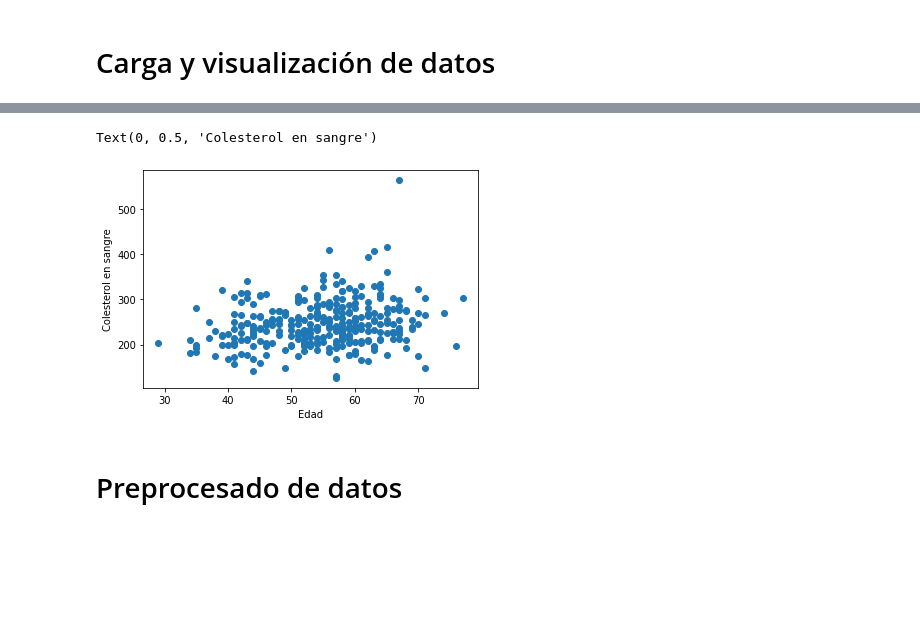
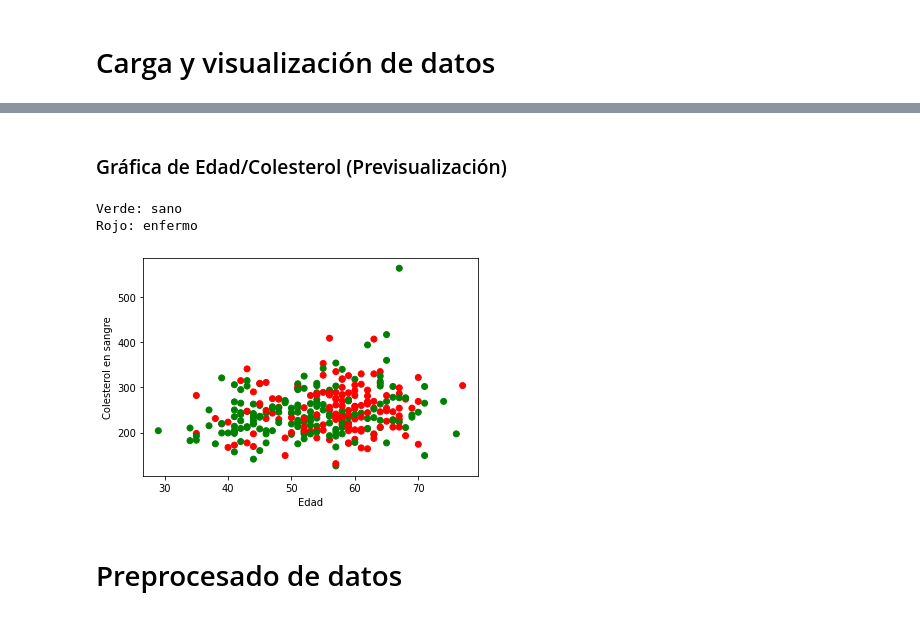
Before and after one commit to alu0101317496/Notebook-TID-MLP, a Jupyter notebook: MLP-Notebook.ipynb, the cells around one changed output, grey strips where cells are left out. Saved outputs shown, nothing was run; the diff lists cells and outputs as text; code cells hidden in the pictures; blank space fills up the shorter version.

```diff
--- a/MLP-Notebook.ipynb
+++ b/MLP-Notebook.ipynb
@@ -23,12 +42,16 @@ print("Importados los paquetes necesarios")
+# %% [markdown]
+### Gráfica de Edad/Colesterol (Previsualización)
 # %%
-data = pd.read_csv('processed.cleveland.csv')
-data
-plt.plot(data.age, data.cholesterol, 'o', )
+
+colormap = {1:"red", 0:"green"}
+plt.scatter(data.age, data.cholesterol, c=(data.diagnosis.map(colormap)))
 plt.xlabel("Edad")
 plt.ylabel("Colesterol en sangre")
+print("Verde: sano\nRojo: enfermo")
 # %% [output]
-Text(0, 0.5, 'Colesterol en sangre')
+Verde: sano
+Rojo: enfermo
-[figure, old version]
+[figure, new version]
 # %% [markdown]
 # Preprocesado de datos
 # %% [markdown]
```
Also changed, not shown: parts of 2 cells of this notebook.
